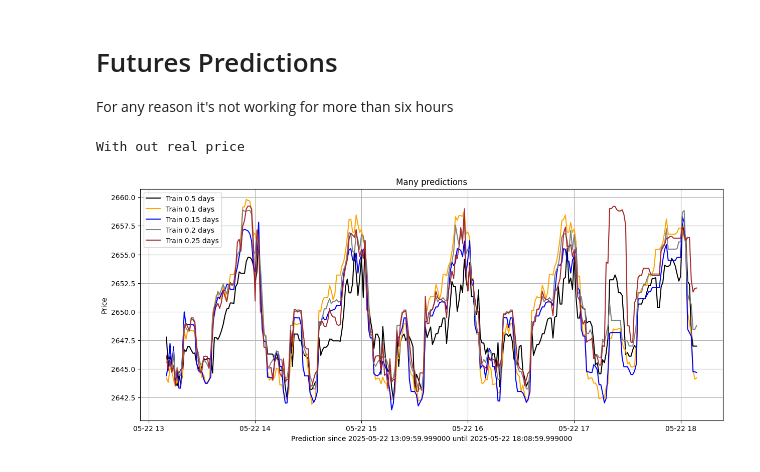
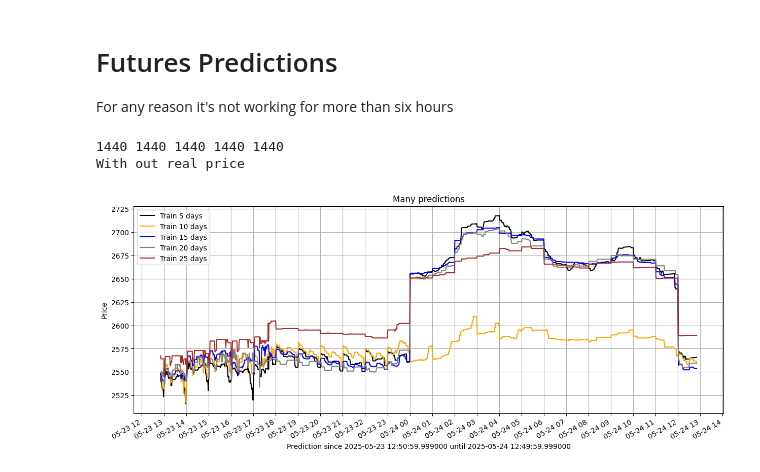
Before and after one commit to Santiagosphysics/FinalHeimdall, a Jupyter notebook: test_1.ipynb, the cells around one changed output. Drawn from its saved outputs; the diff is of its cells as text; code cells hidden in the pictures.

```diff
--- a/test_1.ipynb
+++ b/test_1.ipynb
@@ -98,21 +92,22 @@ For any reason it's not working for more than six hours
 # %%
 from indicators import ModelIndicators
 
 crypto='ETHUSDT'
 time='min'
 
-FirstTime= 0.5
-SecondTime=0.10
-ThirdTime= 0.15
-FourthTime=0.20
-FifthTime= 0.25
+FirstTime=  5
+SecondTime= 10
+ThirdTime=  15
+FourthTime= 20
+FifthTime=  25
 
 
 RealPrice = 'off'
 ShowImage = 'on'
 
 test = ModelIndicators().predictions(FirstTime, SecondTime, ThirdTime, FourthTime, FifthTime, crypto, time)
-plot_1 = ModelIndicators().CreateImagesFivePreds(data=test, RealPrice=RealPrice, ShowImage=ShowImage)
+plot_2 = ModelIndicators().CreateImagesFivePreds(data=test, RealPrice=RealPrice, ShowImage=ShowImage)
 # %% [output]
+1440 1440 1440 1440 1440
 With out real price
-[figure, old version]
+[figure, new version]
```
Also changed, not shown: parts of 3 cells of this notebook, 4 other files.
